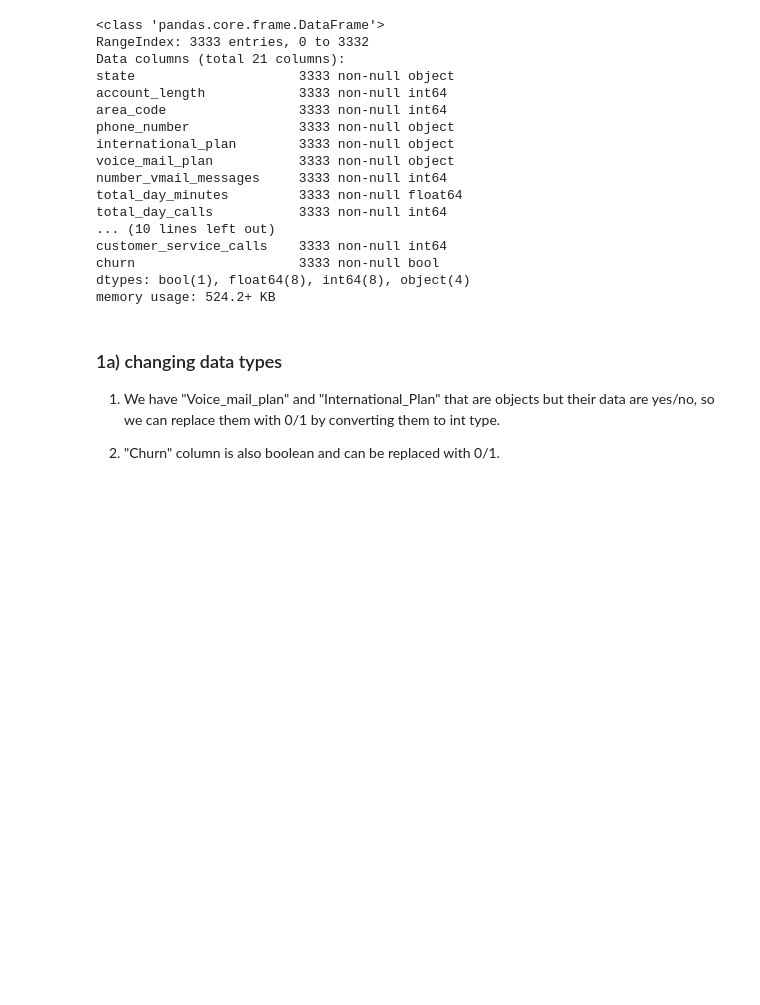
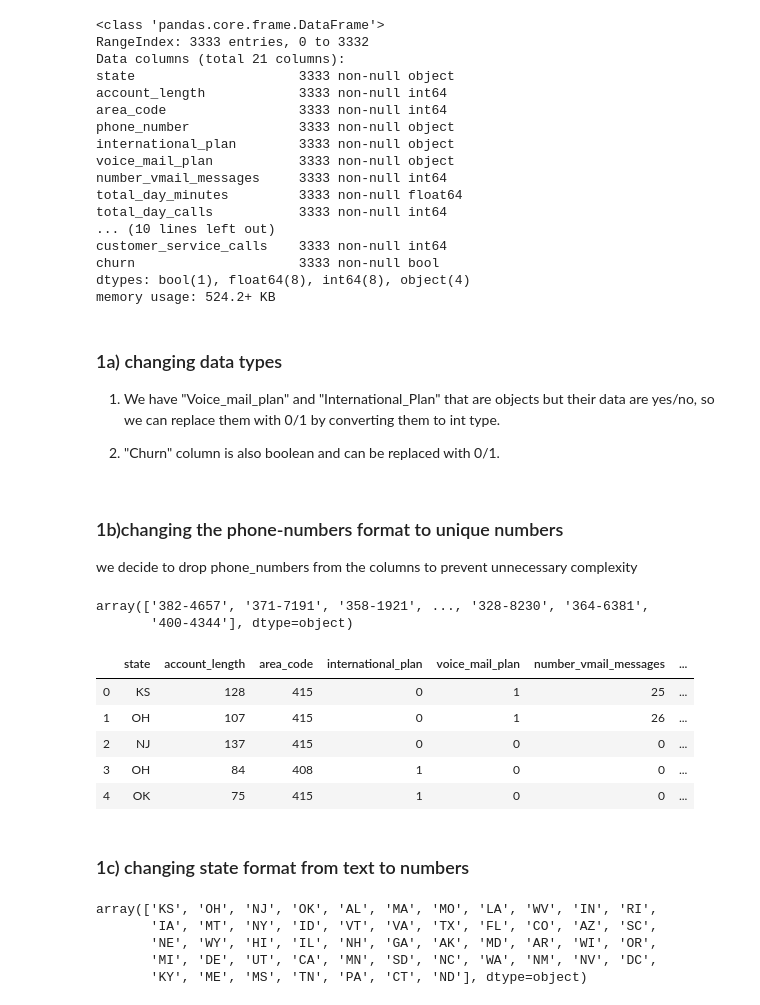
Before and after one commit to FarnazG/CodeReviews, a Jupyter notebook: dataTypeConversion.ipynb, the cells around one changed output. Saved outputs shown, nothing was run; the diff lists cells and outputs as text; code cells hidden in the pictures; blank space fills up the shorter version.

Commit message:
changing state format from text to numbers

```diff
--- a/dataTypeConversion.ipynb
+++ b/dataTypeConversion.ipynb
@@ -156,3 +156,31 @@ data["churn"]=data.churn.astype(int)
 #data.international_plan.head()
 #data.voice_mail_plan.head()
 #data.churn.head()
+# %% [markdown]
+### 1b)changing the phone-numbers format to unique numbers
+we decide to drop phone_numbers from the columns to prevent unnecessary complexity
+# %%
+data.phone_number.unique()
+# %% [output]
+array(['382-4657', '371-7191', '358-1921', ..., '328-8230', '364-6381',
+       '400-4344'], dtype=object)
+# %%
+data=data.drop(['phone_number'], axis=1)
+data.head()
+# %% [output]
+|  | state | account_length | area_code | international_plan | voice_mail_plan | number_vmail_messages | ... |
+| 0 | KS | 128 | 415 | 0 | 1 | 25 | ... |
+| 1 | OH | 107 | 415 | 0 | 1 | 26 | ... |
+| 2 | NJ | 137 | 415 | 0 | 0 | 0 | ... |
+| 3 | OH | 84 | 408 | 1 | 0 | 0 | ... |
+| 4 | OK | 75 | 415 | 1 | 0 | 0 | ... |
+# %% [markdown]
+### 1c) changing state format from text to numbers
+# %%
+data.state.unique()
+# %% [output]
+array(['KS', 'OH', 'NJ', 'OK', 'AL', 'MA', 'MO', 'LA', 'WV', 'IN', 'RI',
+       'IA', 'MT', 'NY', 'ID', 'VT', 'VA', 'TX', 'FL', 'CO', 'AZ', 'SC',
+       'NE', 'WY', 'HI', 'IL', 'NH', 'GA', 'AK', 'MD', 'AR', 'WI', 'OR',
+       'MI', 'DE', 'UT', 'CA', 'MN', 'SD', 'NC', 'WA', 'NM', 'NV', 'DC',
+       'KY', 'ME', 'MS', 'TN', 'PA', 'CT', 'ND'], dtype=object)
```
Also changed, not shown: parts of 2 cells of this notebook.
